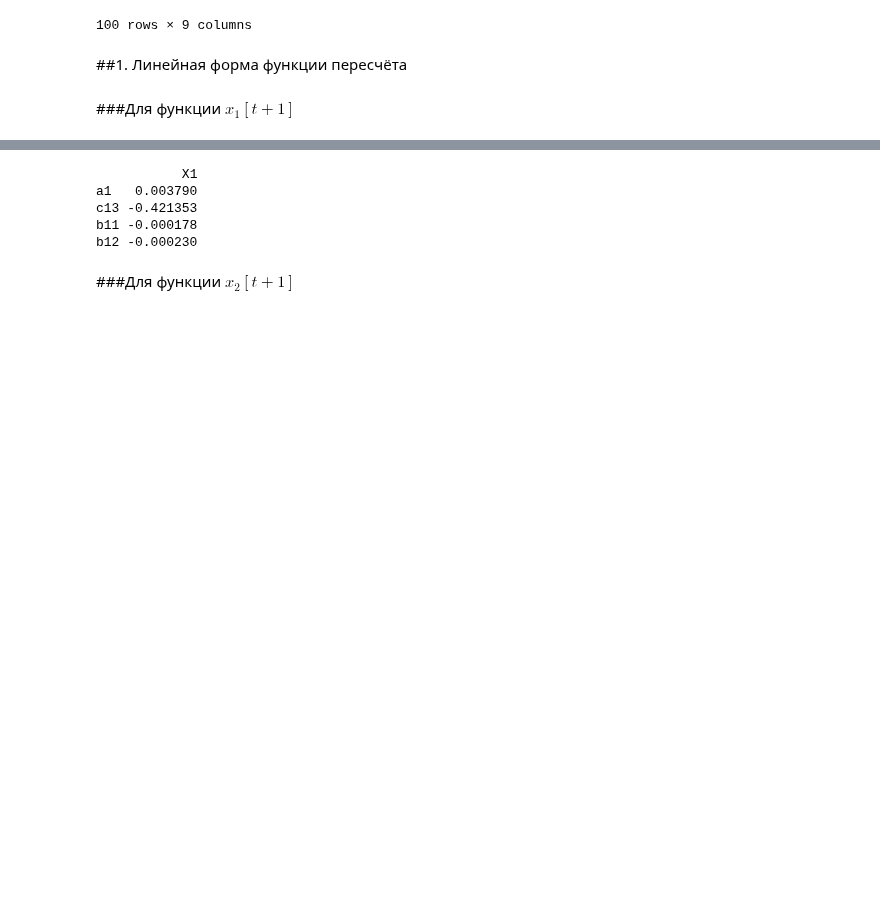
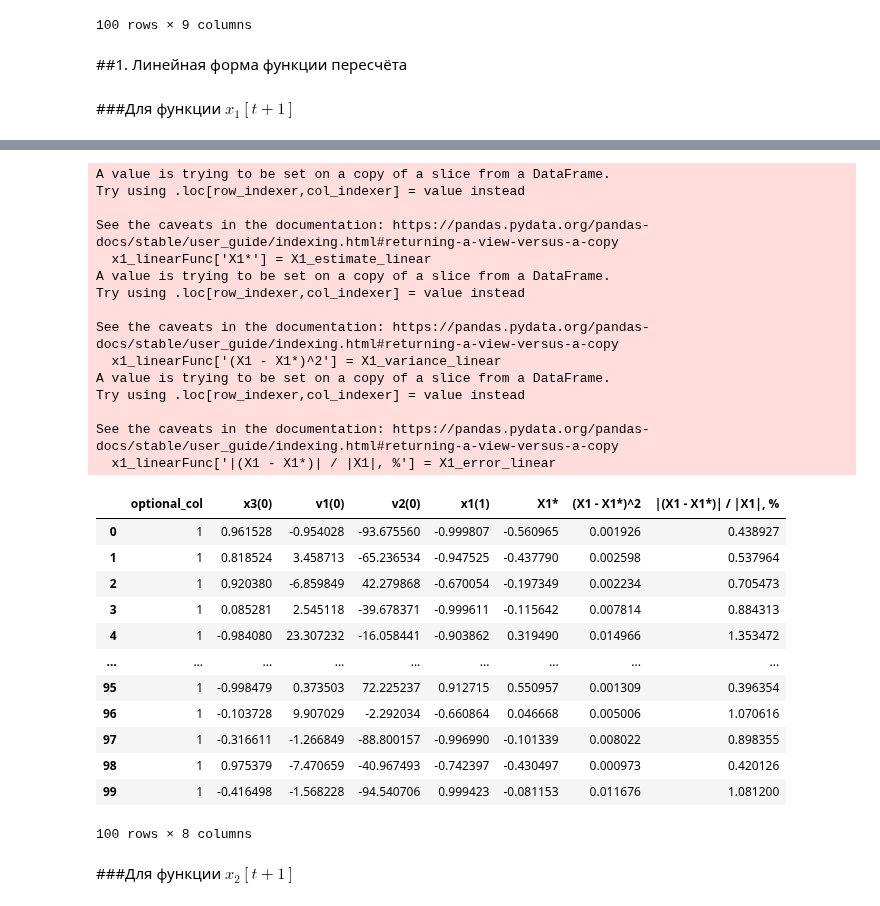
Before and after one commit to Viktory4121/MORD, a Jupyter notebook: ДОМ.ipynb, the cells around one changed output, grey strips where cells are left out. Saved outputs shown, nothing was run; the diff lists cells and outputs as text; code cells hidden in the pictures; blank space fills up the shorter version.

```diff
--- a/ДОМ.ipynb
+++ b/ДОМ.ipynb
@@ -223,8 +223,12 @@ model_2
 # %%
 #x3, v1, v2
 vector_ones = [1] * elem
-x1_linear = model_0[['x3(0)', 'v1(0)', 'v2(0)']]
-x1_linear['x1(1)'] = model_1['x1(1)']
-x1_linear.insert(0, "optional_col", vector_ones)
-x1_linear
+x1_linearFunc = model_0[['x3(0)', 'v1(0)', 'v2(0)']]
+x1_linearFunc['x1(1)'] = model_1['x1(1)']
+x1_linearFunc.insert(0, "optional_col", vector_ones)
+
+A1_linear = np.array(x1_linearFunc)
+#A1_psev = BenIsrael(A1_linear[:, 0:(len(A1_linear[0]) - 1)])
+X1_linear = solvingSLAE(A1_linear[:, 0:(len(A1_linear[0]) - 1)], np.matrix(A1_linear[:, len(A1_linear[0]) - 1]).T)
+print(pd.DataFrame(X1_linear, columns=['X1'], index=['a1', 'c13', 'b11', 'b12']))
 # %% [output]
@@ -249,14 +245,49 @@ See the caveats in the documentation: https://pandas.pydata.org/pandas-docs/stab
-# %%
-A1_linear = np.array(x1_linear)
-#A1_psev = BenIsrael(A1_linear[:, 0:(len(A1_linear[0]) - 1)])
-X1_estim_linear = solvingSLAE(A1_linear[:, 0:(len(A1_linear[0]) - 1)], np.matrix(A1_linear[:, len(A1_linear[0]) - 1]).T)
-print(pd.DataFrame(X1_estim_linear, columns=['X1'], index=['a1', 'c13', 'b11', 'b12']))
-# %% [output]
-           X1
-a1   0.003790
-c13 -0.421353
-b11 -0.000178
-b12 -0.000230
+# %%
+X1_estimate_linear = []
+X1_variance_linear = []
+X1_error_linear = []
+for i in range(len(x1_linearFunc)):
+  X1_estimate_linear.append(X1_linear[0,0] + X1_linear[1,0] * np.array(x1_linearFunc)[i,1]
+                            + X1_linear[2,0] * np.array(x1_linearFunc)[i,2] + X1_linear[3,0] * np.array(x1_linearFunc)[i,3])
+
+  X1_variance_linear.append((1.0 / len(x1_linearFunc)) * (np.array(x1_linearFunc)[i, len(np.array(x1_linearFunc)[0]) - 1] - X1_estimate_linear[i])**2)
+
+  X1_error_linear.append((1.0 / len(x1_linearFunc)) * abs((np.array(x1_linearFunc)[i, len(np.array(x1_linearFunc)[0]) - 1] - X1_estimate_linear[i])
+                            / np.array(x1_linearFunc)[i, len(np.array(x1_linearFunc)[0]) - 1]) * 100)
+
+x1_linearFunc['X1*'] = X1_estimate_linear
+x1_linearFunc['(X1 - X1*)^2'] = X1_variance_linear
+x1_linearFunc['|(X1 - X1*)| / |X1|, %'] = X1_error_linear
+x1_linearFunc
+# %% [output]
+A value is trying to be set on a copy of a slice from a DataFrame.
+Try using .loc[row_indexer,col_indexer] = value instead
+
+See the caveats in the documentation: https://pandas.pydata.org/pandas-docs/stable/user_guide/indexing.html#returning-a-view-versus-a-copy
+  x1_linearFunc['X1*'] = X1_estimate_linear
+A value is trying to be set on a copy of a slice from a DataFrame.
+Try using .loc[row_indexer,col_indexer] = value instead
+
+See the caveats in the documentation: https://pandas.pydata.org/pandas-docs/stable/user_guide/indexing.html#returning-a-view-versus-a-copy
+  x1_linearFunc['(X1 - X1*)^2'] = X1_variance_linear
+A value is trying to be set on a copy of a slice from a DataFrame.
+Try using .loc[row_indexer,col_indexer] = value instead
+
+See the caveats in the documentation: https://pandas.pydata.org/pandas-docs/stable/user_guide/indexing.html#returning-a-view-versus-a-copy
+  x1_linearFunc['|(X1 - X1*)| / |X1|, %'] = X1_error_linear
+|  | optional_col | x3(0) | v1(0) | v2(0) | x1(1) | X1* | (X1 - X1*)^2 | |(X1 - X1*)| / |X1|, % |
+| 0 | 1 | 0.961528 | -0.954028 | -93.675560 | -0.999807 | -0.560965 | 0.001926 | 0.438927 |
+| 1 | 1 | 0.818524 | 3.458713 | -65.236534 | -0.947525 | -0.437790 | 0.002598 | 0.537964 |
+| 2 | 1 | 0.920380 | -6.859849 | 42.279868 | -0.670054 | -0.197349 | 0.002234 | 0.705473 |
+| 3 | 1 | 0.085281 | 2.545118 | -39.678371 | -0.999611 | -0.115642 | 0.007814 | 0.884313 |
+| 4 | 1 | -0.984080 | 23.307232 | -16.058441 | -0.903862 | 0.319490 | 0.014966 | 1.353472 |
+| ... | ... | ... | ... | ... | ... | ... | ... | ... |
+| 95 | 1 | -0.998479 | 0.373503 | 72.225237 | 0.912715 | 0.550957 | 0.001309 | 0.396354 |
+| 96 | 1 | -0.103728 | 9.907029 | -2.292034 | -0.660864 | 0.046668 | 0.005006 | 1.070616 |
+| 97 | 1 | -0.316611 | -1.266849 | -88.800157 | -0.996990 | -0.101339 | 0.008022 | 0.898355 |
+| 98 | 1 | 0.975379 | -7.470659 | -40.967493 | -0.742397 | -0.430497 | 0.000973 | 0.420126 |
+| 99 | 1 | -0.416498 | -1.568228 | -94.540706 | 0.999423 | -0.081153 | 0.011676 | 1.081200 |
+100 rows × 8 columns
 # %% [markdown]
 ###Для функции $x_2[t+1]$
 # %%
```
Also changed, not shown: parts of 15 cells of this notebook.
